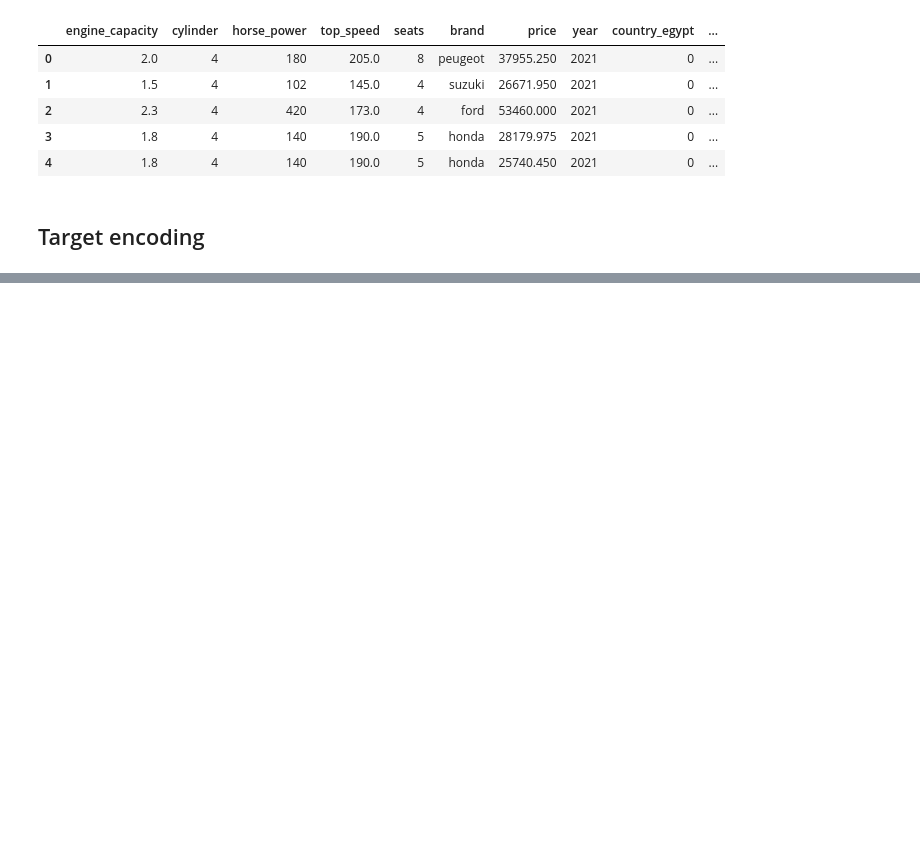
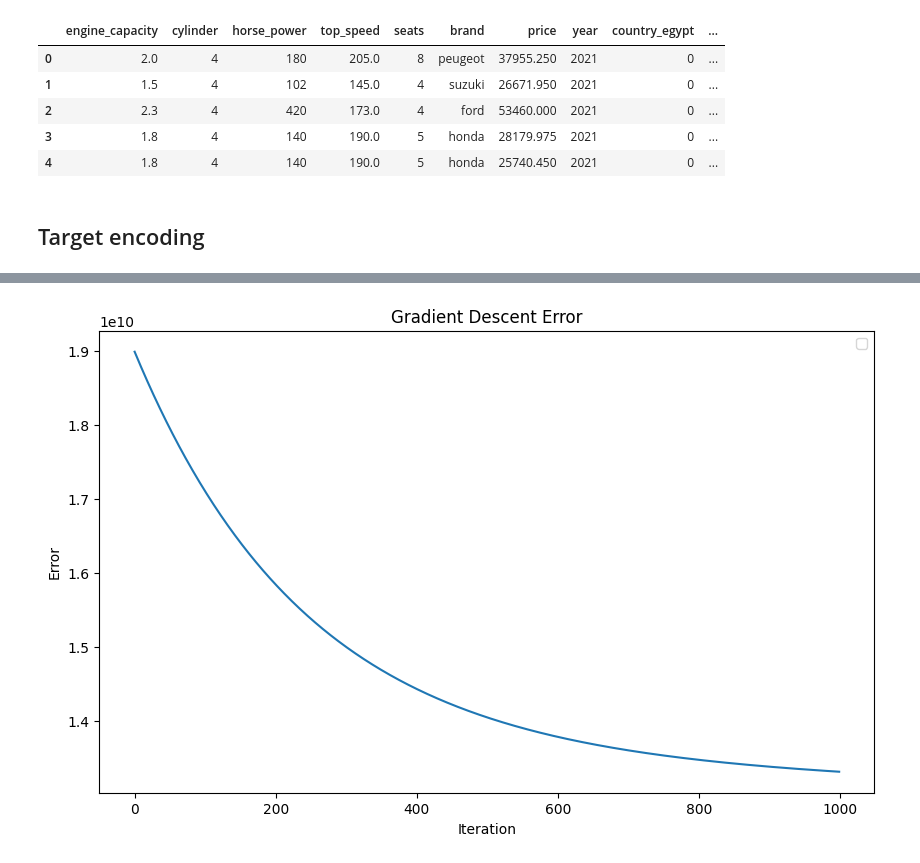
Before and after one commit to yazan6546/Regression-Analysis-and-Model-Selection, a Jupyter notebook: main.ipynb, the cells around one changed output, grey strips where cells are left out. Drawn from its saved outputs; the diff is of its cells as text; code cells hidden in the pictures; blank space fills up the shorter version.

Commit message:
Finished linear regression by numpy and gradient

```diff
--- a/main.ipynb
+++ b/main.ipynb
@@ -104,0 +105,6 @@ Test Set:
+# %%
+num_iterations = 1000
+w, errors = reg.gradient_descent(X_train_scaled, y_train, 0.01, num_iterations)
+print(w.shape)
+y_predict = reg.linear_regression_predict(X_test_scaled, w)
+mean_squared_error(y_predict, y_test)
@@ -104,0 +124,10 @@ Test Set:
+# %%
+plt.figure(figsize=(10, 6))
+plt.plot(range(num_iterations), errors)
+plt.xlabel('Iteration')
+plt.ylabel('Error')
+plt.title('Gradient Descent Error')
+plt.legend()
+plt.show()
+# %% [output]
+[figure, added]
```
Also changed, not shown: parts of 12 cells of this notebook, 1 other file.
